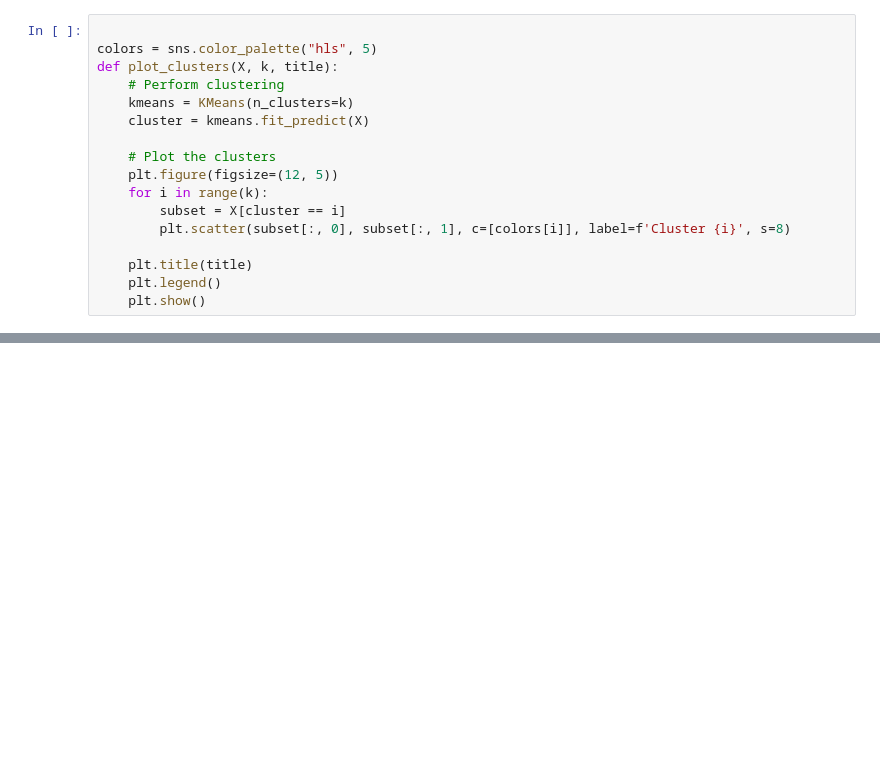
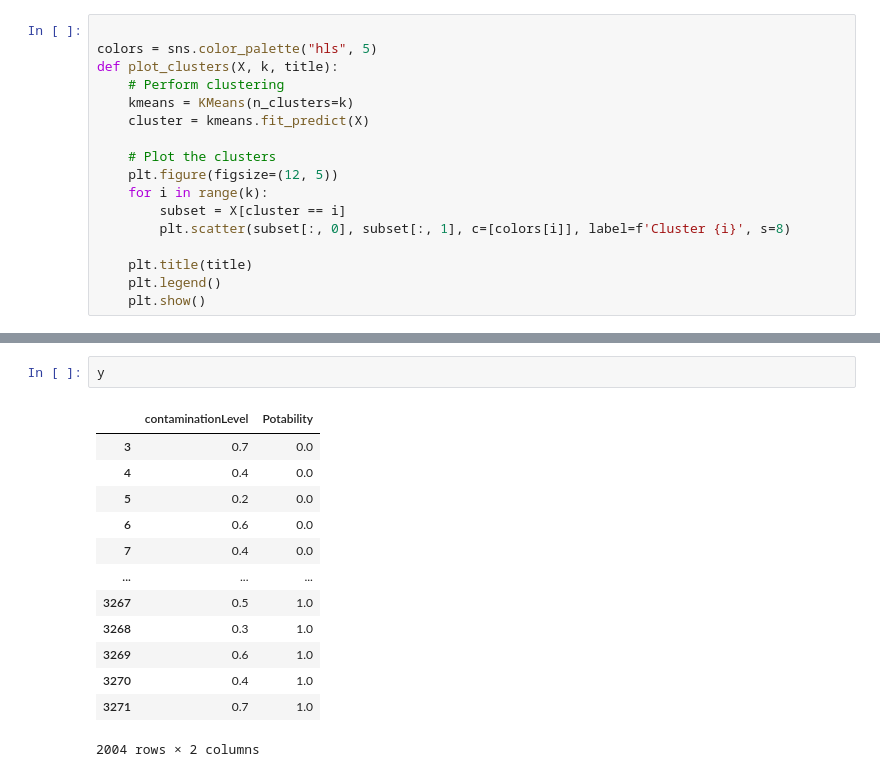
Before and after one commit to pedrozavalat/WaterSafeProject, a Jupyter notebook: clustering/clusteringWaterSafe_Kmean_op.ipynb, the cells around one changed output, grey strips where cells are left out. Cells and saved outputs as stored; diff of their text form; blank space fills up the shorter version.

```diff
--- a/clustering/clusteringWaterSafe_Kmean_op.ipynb
+++ b/clustering/clusteringWaterSafe_Kmean_op.ipynb
@@ -672,0 +679,16 @@ Organic_carbon: 8.28707409268335e-05
+# %%
+y
+# %% [output]
+|  | contaminationLevel | Potability |
+| 3 | 0.7 | 0.0 |
+| 4 | 0.4 | 0.0 |
+| 5 | 0.2 | 0.0 |
+| 6 | 0.6 | 0.0 |
+| 7 | 0.4 | 0.0 |
+| ... | ... | ... |
+| 3267 | 0.5 | 1.0 |
+| 3268 | 0.3 | 1.0 |
+| 3269 | 0.6 | 1.0 |
+| 3270 | 0.4 | 1.0 |
+| 3271 | 0.7 | 1.0 |
+2004 rows × 2 columns
```
Also changed, not shown: parts of 13 cells of this notebook.
